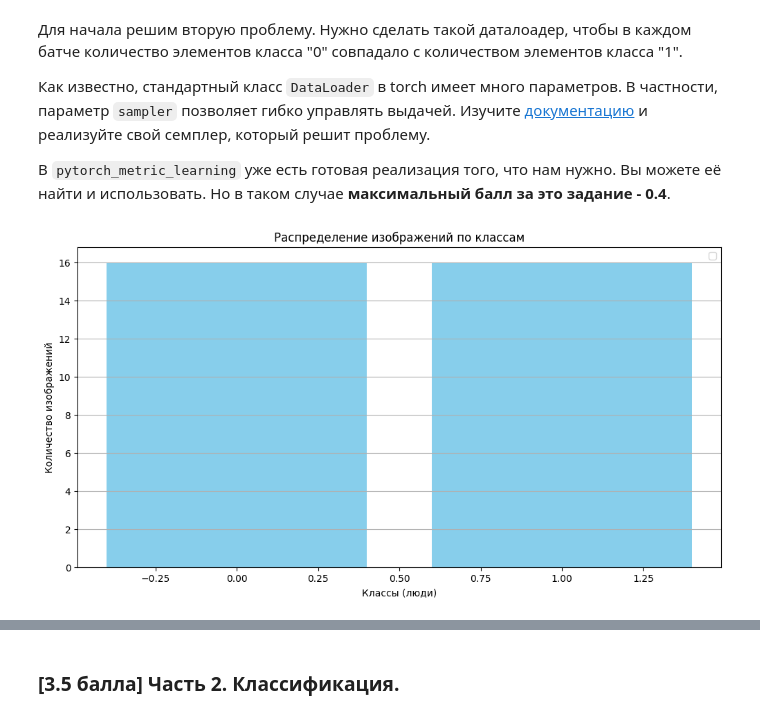
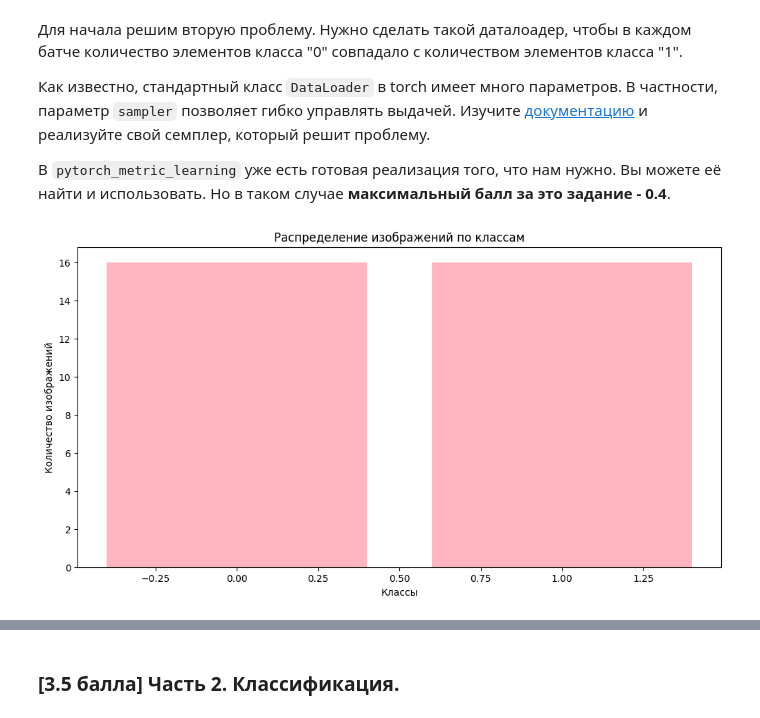
Before and after one commit to pixi2102/iad-intro-ds, a Jupyter notebook: 2025/homeworks/homework_02.ipynb, the cells around one changed output, grey strips where cells are left out. Cells and saved outputs as stored; diff of their text form; code cells hidden in the pictures.

```diff
--- a/2025/homeworks/homework_02.ipynb
+++ b/2025/homeworks/homework_02.ipynb
@@ -131,19 +123,14 @@ def show_class_distribution(targets):
     if isinstance(targets,torch.Tensor):
       targets=targets.cpu().numpy().tolist()
     class_counts = Counter(targets)
-
-    # Извлекаем классы и их количество
     classes = list(class_counts.keys())
     counts = list(class_counts.values())
 
-    # Визуализируем распределение
     plt.figure(figsize=(12, 6))
-    plt.bar(classes, counts, color='skyblue')
-    plt.xlabel('Классы (люди)')
+    plt.bar(classes, counts, color='lightpink')
+    plt.xlabel('Классы')
     plt.ylabel('Количество изображений')
     plt.title('Распределение изображений по классам')
-    plt.grid(axis='y')
-    plt.legend()
     plt.show()
 
 show_class_distribution(train_ds.targets)
@@ -209,61 +196,44 @@ import numpy as np
 
 class BalancedSampler(Sampler):
     def __init__(self, targets, batch_size):
-        """
-        Sampler для сбалансированной выборки
-
-        Args:
-            targets: список/массив меток (0 и 1)
-            batch_size: размер батча (должен быть четным)
-        """
+        assert batch_size % 2 == 0
         self.targets = targets
         self.batch_size = batch_size
+        self.class_indices = {0: [], 1: []}
 
-        # Разделяем индексы по классам
-        self.class_indices = {0: [], 1: []}
         for idx, target in enumerate(targets):
             self.class_indices[target].append(idx)
 
-        # Проверяем, что batch_size четный
-        assert batch_size % 2 == 0, "Batch size должен быть четным для сбалансированной выборки"
-
-        # Случайно перемешиваем индексы в каждом классе
         np.random.shuffle(self.class_indices[0])
         np.random.shuffle(self.class_indices[1])
 
-        # Определяем, сколько полных батчей можно создать
         self.num_batches = min(len(self.class_indices[0]), len(self.class_indices[1])) // (batch_size // 2)
 
     def __iter__(self):
-        # Создаем копии списков для безопасного перемешивания
         indices_0 = self.class_indices[0].copy()
         indices_1 = self.class_indices[1].copy()
 
-        # Перемешиваем индексы
         np.random.shuffle(indices_0)
         np.random.shuffle(indices_1)
 
-        # Создаем сбалансированные батчи
         all_indices = []
         for i in range(self.num_batches):
             start_idx = i * (self.batch_size // 2)
             end_idx = start_idx + (self.batch_size // 2)
 
-            # Берем равное количество из каждого класса
             batch_indices = indices_0[start_idx:end_idx] + indices_1[start_idx:end_idx]
             all_indices.extend(batch_indices)
 
         return iter(all_indices)
 
     def __len__(self):
         return self.num_batches * self.batch_size
 
-# Создаем и используем семплер
 train_pairs_sampler = BalancedSampler(train_pairs.targets, batch_size=32)
 train_pairs_loader = torch.utils.data.DataLoader(train_pairs, batch_size=32, sampler=train_pairs_sampler)
 test_pairs_loader = torch.utils.data.DataLoader(test_pairs, batch_size=64, shuffle=False)
 
 # Убедимся, что теперь выдача равномерная.
 show_class_distribution(next(iter(train_pairs_loader))[2])
 # %% [output]
-[figure, old version]
+[figure, new version]
```
Also changed, not shown: parts of 38 cells of this notebook.
